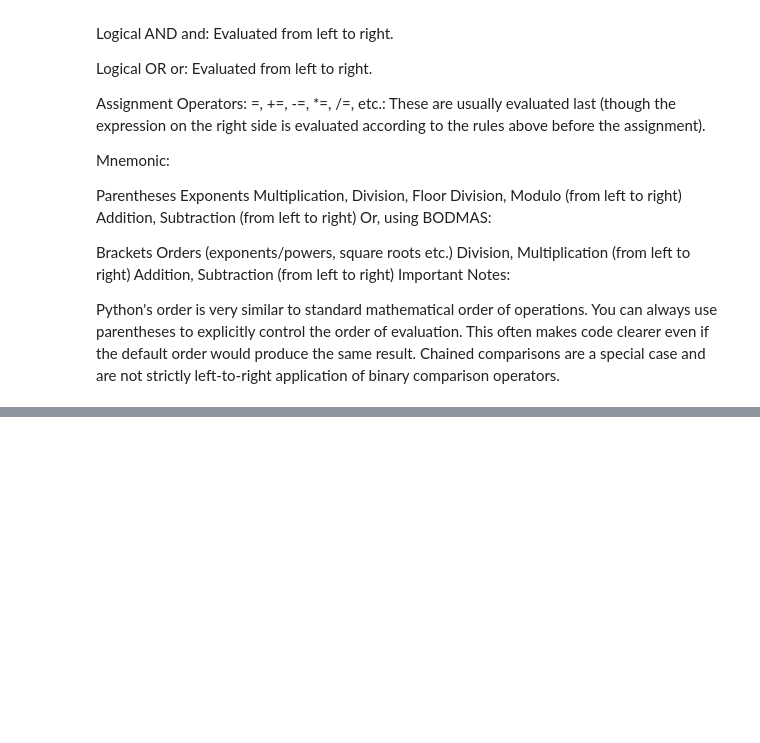
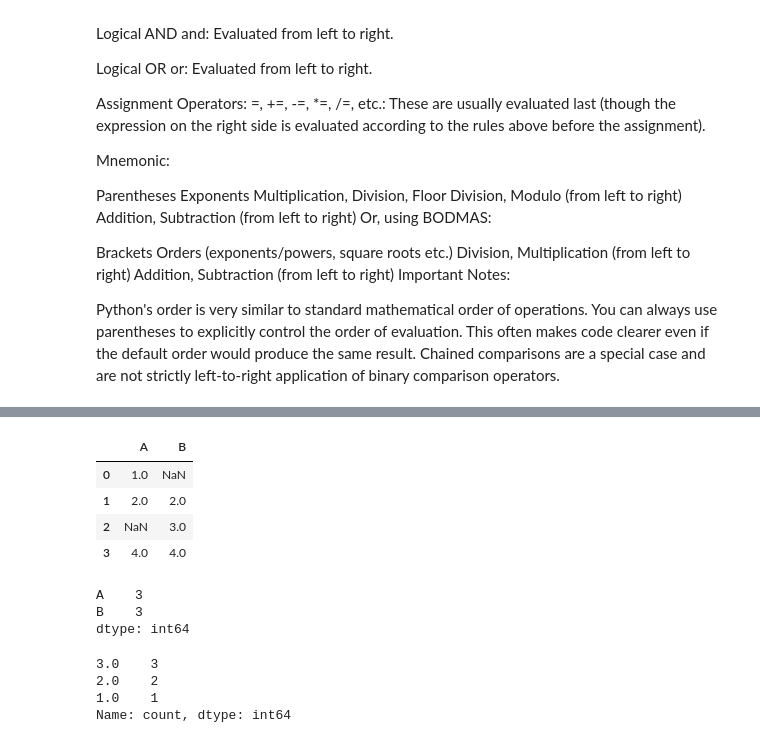
Before and after one commit to sfdxlwcSs/python-Basics, a Jupyter notebook: Basics.ipynb, the cells around one changed output, grey strips where cells are left out. Cells and saved outputs as stored; diff of their text form; code cells hidden in the pictures; blank space fills up the shorter version.

```diff
--- a/Basics.ipynb
+++ b/Basics.ipynb
@@ -60,0 +107,26 @@ Chained comparisons are a special case and are not strictly left-to-right applic
+# %%
+import pandas as pd
+data = {'A': [1, 2, None, 4], 'B': [None, 2, 3, 4]}
+df = pd.DataFrame(data)
+df
+# %% [output]
+|  | A | B |
+| 0 | 1.0 | NaN |
+| 1 | 2.0 | 2.0 |
+| 2 | NaN | 3.0 |
+| 3 | 4.0 | 4.0 |
+# %%
+print(df.count())  # Output: A    3, B    3
+# %% [output]
+A    3
+B    3
+dtype: int64
+# %%
+import pandas as pd
+s = pd.Series([1, 2, 2, 3, 3, 3, None])
+print(s.value_counts())  # Output: 3.0    3, 2.0    2, 1.0    1
+# %% [output]
+3.0    3
+2.0    2
+1.0    1
+Name: count, dtype: int64
```
Also changed, not shown: parts of 67 cells of this notebook, 2 other files.
